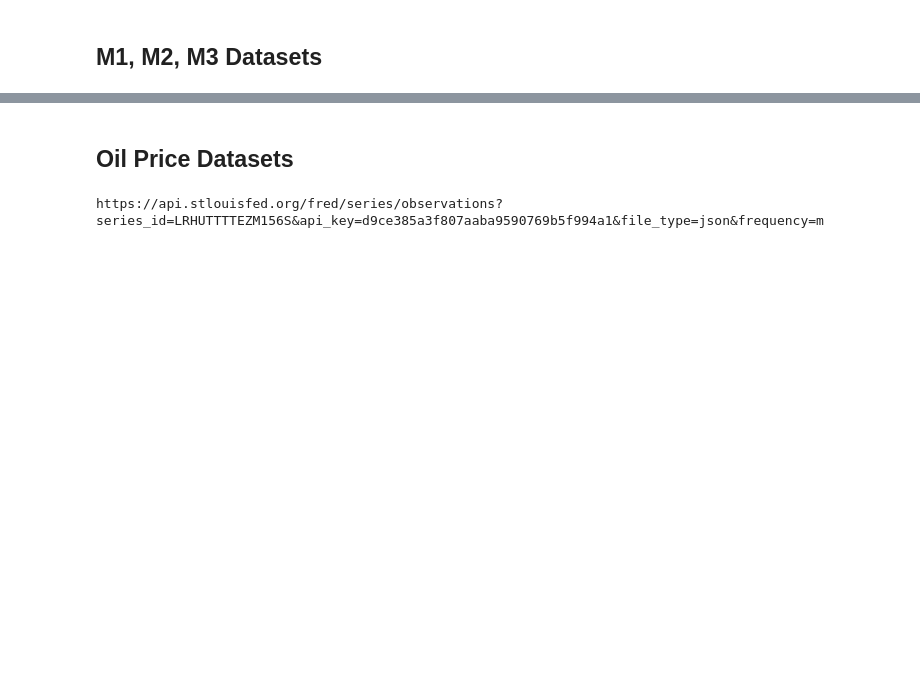
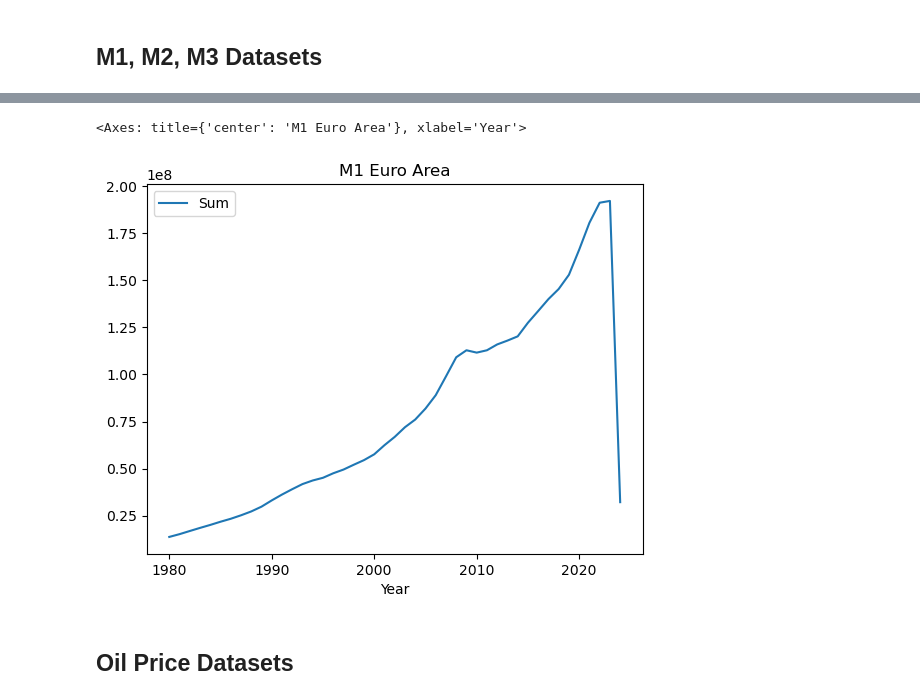
Before and after one commit to RiccardoDAndrea/Training, a Jupyter notebook: Scripts/models/Linear Regression/EU_LR.ipynb, the cells around one changed output, grey strips where cells are left out. Cells and saved outputs as stored; diff of their text form; code cells hidden in the pictures; blank space fills up the shorter version.

```diff
--- a/Scripts/models/Linear Regression/EU_LR.ipynb
+++ b/Scripts/models/Linear Regression/EU_LR.ipynb
@@ -44,0 +95,38 @@ df_m1
+# %%
+import pandas as pd
+
+# Assuming your CSV files have a 'Date' or 'Year-Month' column for timestamps
+def convert_to_yearly(df):
+  """Converts a pandas DataFrame with monthly data to a DataFrame with yearly data.
+
+  Args:
+      df (pd.DataFrame): The DataFrame containing monthly data.
+
+  Returns:
+      pd.DataFrame: A new DataFrame with yearly data.
+  """
+
+  # Convert 'Date' column to datetime if necessary
+  if pd.api.types.is_period_dtype(df['Date']):
+    df['Date'] = df['Date'].dt.to_timestamp()
+  df['Year'] = pd.to_datetime(df['Date']).dt.year  # Assuming 'Date' column exists
+
+  # Group by year and calculate the desired aggregation (e.g., sum, mean)
+  if 'M1' in df.columns:
+    yearly_data = df.groupby('Year').agg(Sum=('M1', 'sum'))  # Replace 'column_to_sum' with your column
+  elif 'M2' in df.columns:
+    yearly_data = df.groupby('Year').agg(Sum=('M2', 'sum'))
+  elif 'M3' in df.columns:
+    yearly_data = df.groupby('Year').agg(Sum=('M3', 'sum'))
+
+  return yearly_data
+
+# Read the CSV files (replace paths if necessary)
+df_m1_yearly = convert_to_yearly(df_m1.copy())  # Avoid modifying original DataFrame
+df_m2_yearly = convert_to_yearly(df_m2.copy())  # Avoid modifying original DataFrame
+df_m3_yearly = convert_to_yearly(df_m3.copy())  # Avoid modifying original DataFrame
+
+# Print or use the yearly DataFrames as needed
+df_m1_yearly.reset_index(inplace=True)
+df_m2_yearly.reset_index(inplace=True)
+df_m3_yearly.reset_index(inplace=True)
@@ -45,3 +153,8 @@ df_m1
+# %%
+df_m3_yearly.plot(x='Year', y='Sum', kind='line', title='M1 Euro Area')
+# %% [output]
+<Axes: title={'center': 'M1 Euro Area'}, xlabel='Year'>
+[figure, added]
 # %% [markdown]
 ## Oil Price Datasets
 # %%
@@ -49,11 +162,6 @@ api_key = 'd9ce385a3f807aaba9590769b5f994a1'
 OIL_dataURL = f'https://api.stlouisfed.org/fred/series/observations?series_id=POILBREUSDM&api_key={api_key}&file_type=json&frequency=m'
 CPI_dataURL = f'https://api.stlouisfed.org/fred/series/observations?series_id=CPHPTT01EZM659N&api_key={api_key}&file_type=json&frequency=m'
 un_dataURL = f'https://api.stlouisfed.org/fred/series/observations?series_id=LRHUTTTTEZM156S&api_key={api_key}&file_type=json&frequency=m'
-
-
-print(un_dataURL)
-# %% [output]
-https://api.stlouisfed.org/fred/series/observations?series_id=LRHUTTTTEZM156S&api_key=d9ce385a3f807aaba9590769b5f994a1&file_type=json&frequency=m
 # %%
 import requests
 import json
```
Also changed, not shown: parts of 30 cells of this notebook, 4 other files.
